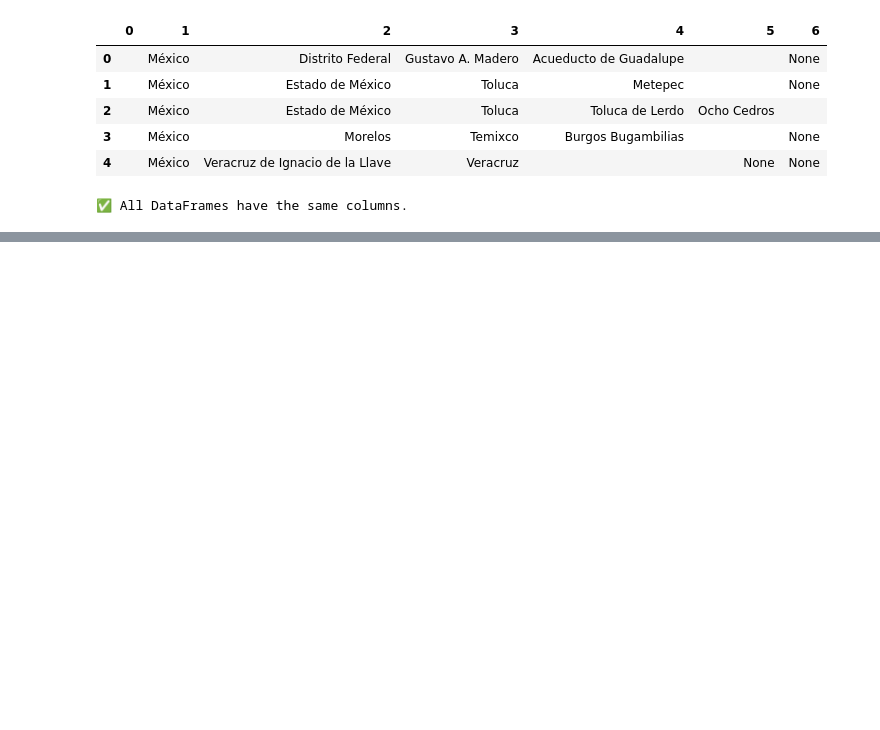
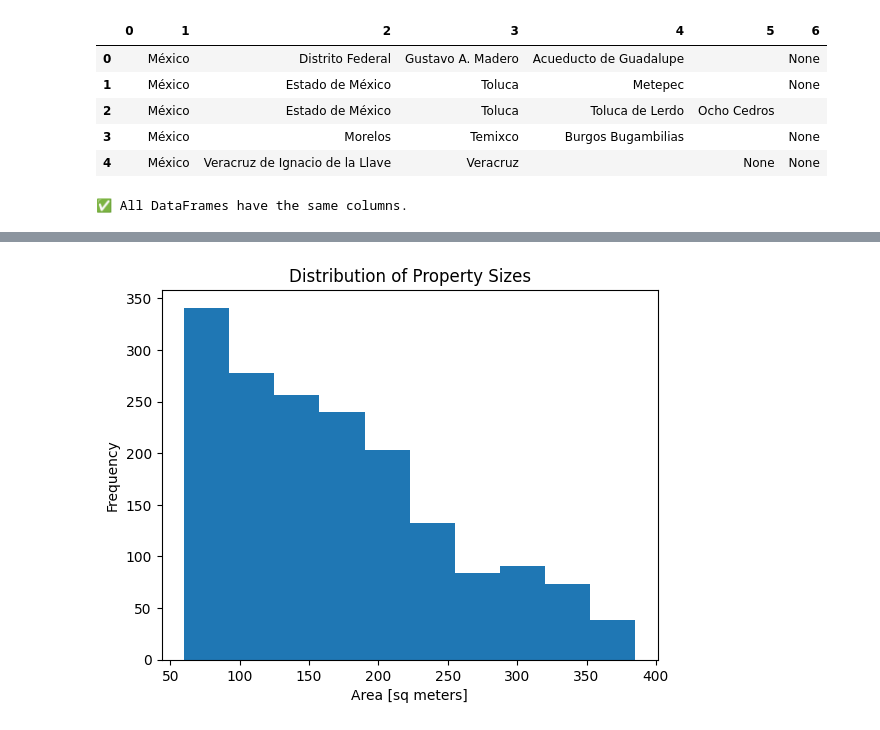
Before and after one commit to madhavaai/Data-science, a Jupyter notebook: DS2P1L1.ipynb, the cells around one changed output, grey strips where cells are left out. Saved outputs shown, nothing was run; the diff lists cells and outputs as text; code cells hidden in the pictures; blank space fills up the shorter version.

```diff
--- a/DS2P1L1.ipynb
+++ b/DS2P1L1.ipynb
@@ -319,0 +358,13 @@ summary
+# %%
+# Create a histogram for area_m2
+fig, ax = plt.subplots()
+
+# Use Matplotlib to create histogram of "area_m2"
+ax.hist(df["area_m2"])
+
+# Add x-axis label, y-axis label & title
+ax.set_xlabel("Area [sq meters]")
+ax.set_ylabel("Frequency")
+ax.set_title("Distribution of Property Sizes");
+# %% [output]
+[figure, added]
```
Also changed, not shown: parts of 37 cells of this notebook.
